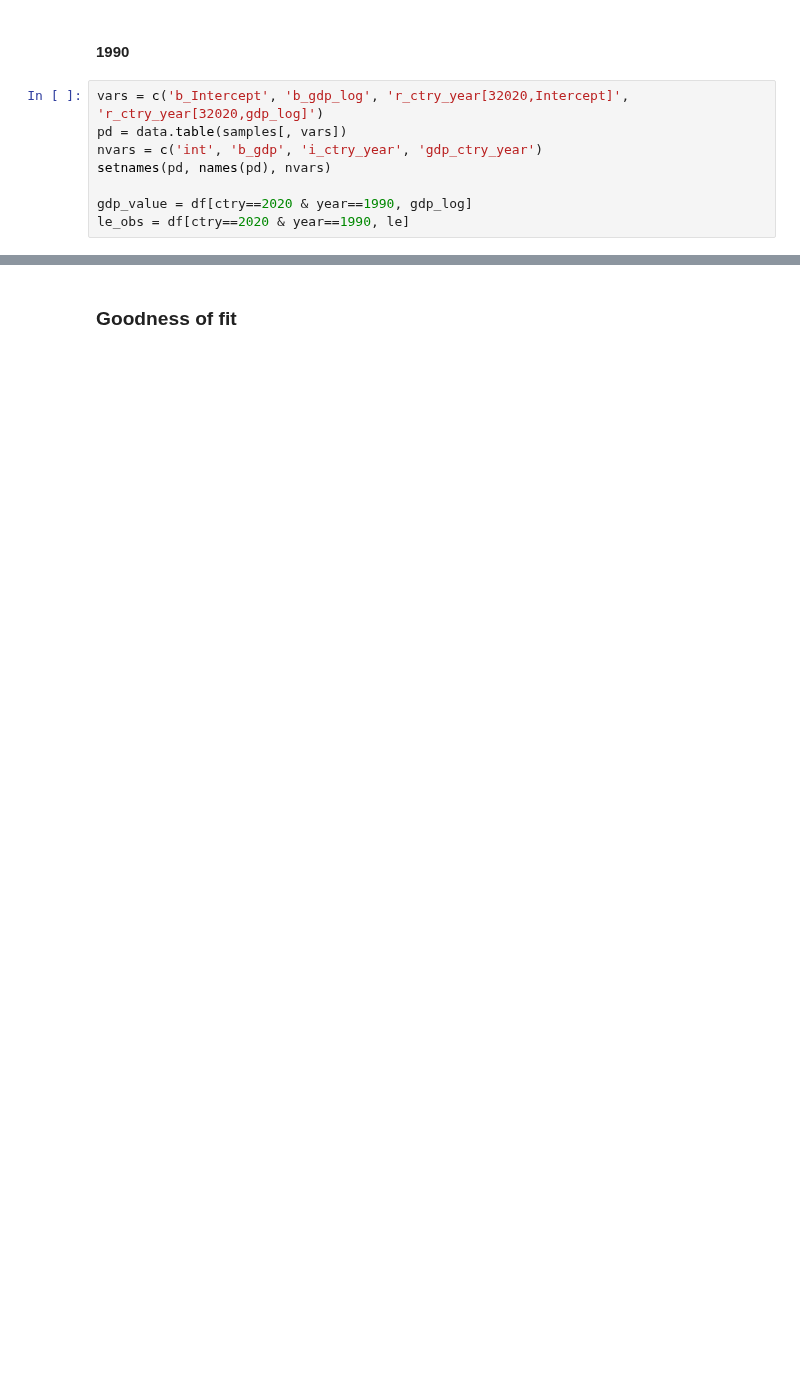
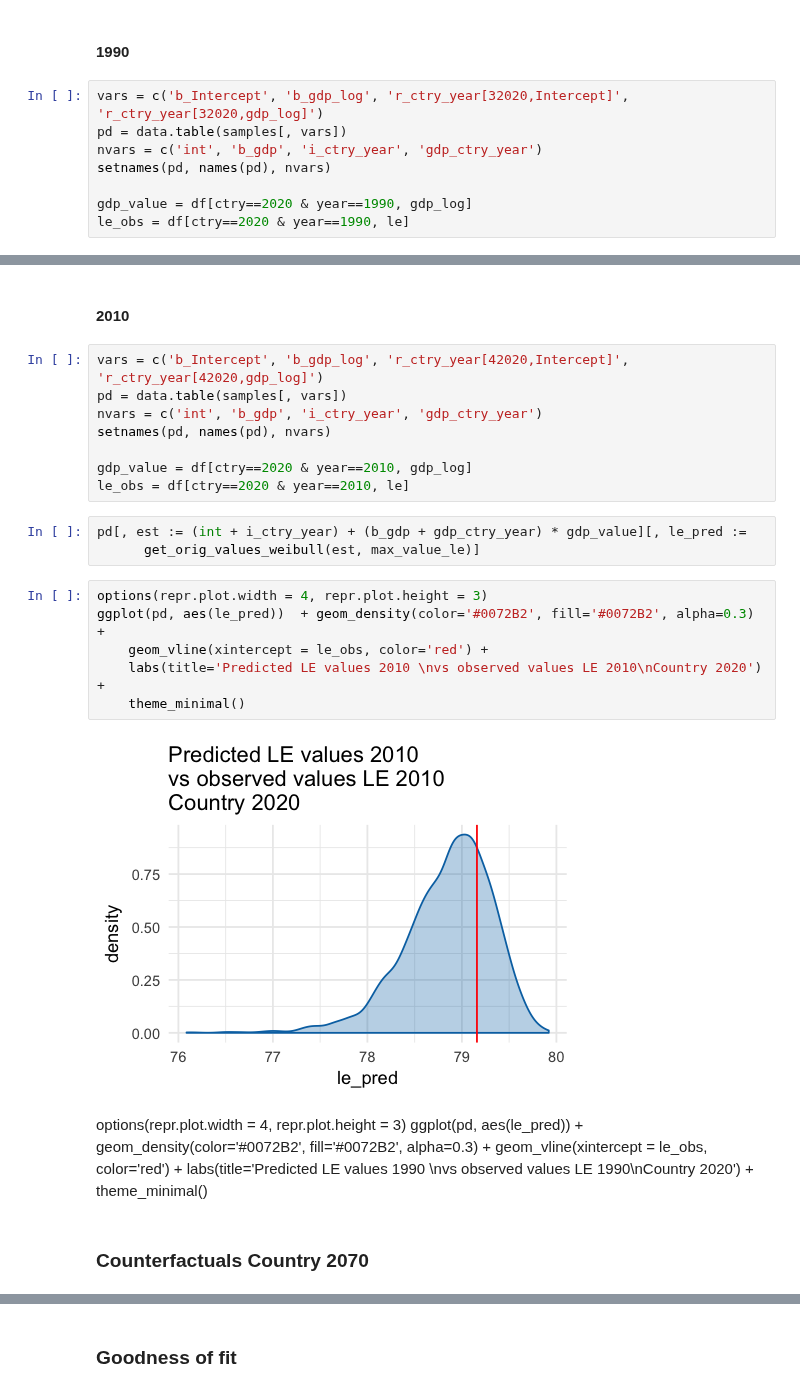
Before and after one commit to sdaza/lambda, a Jupyter notebook: notebooks/time_series_random_effect.ipynb, the cells around one changed output, grey strips where cells are left out. Drawn from its saved outputs; the diff is of its cells as text; blank space fills up the shorter version.

```diff
--- a/notebooks/time_series_random_effect.ipynb
+++ b/notebooks/time_series_random_effect.ipynb
@@ -193,0 +194,29 @@ ggplot(pd, aes(le_pred))  + geom_density(color='#0072B2', fill='#0072B2', alpha=
+# %% [markdown]
+#### 2010
+# %%
+vars = c('b_Intercept', 'b_gdp_log', 'r_ctry_year[42020,Intercept]', 'r_ctry_year[42020,gdp_log]')
+pd = data.table(samples[, vars])
+nvars = c('int', 'b_gdp', 'i_ctry_year', 'gdp_ctry_year')
+setnames(pd, names(pd), nvars)
+
+gdp_value = df[ctry==2020 & year==2010, gdp_log]
+le_obs = df[ctry==2020 & year==2010, le]
+# %%
+pd[, est := (int + i_ctry_year) + (b_gdp + gdp_ctry_year) * gdp_value][, le_pred :=
+      get_orig_values_weibull(est, max_value_le)]
+# %%
+options(repr.plot.width = 4, repr.plot.height = 3)
+ggplot(pd, aes(le_pred))  + geom_density(color='#0072B2', fill='#0072B2', alpha=0.3) +
+    geom_vline(xintercept = le_obs, color='red') +
+    labs(title='Predicted LE values 2010 \nvs observed values LE 2010\nCountry 2020') +
+    theme_minimal()
+# %% [output]
+[figure, added]
+# %% [markdown]
+options(repr.plot.width = 4, repr.plot.height = 3)
+ggplot(pd, aes(le_pred))  + geom_density(color='#0072B2', fill='#0072B2', alpha=0.3) +
+    geom_vline(xintercept = le_obs, color='red') +
+    labs(title='Predicted LE values 1990 \nvs observed values LE 1990\nCountry 2020') +
+    theme_minimal()
+# %% [markdown]
+### Counterfactuals Country 2070
```
Also changed, not shown: parts of 17 cells of this notebook.
